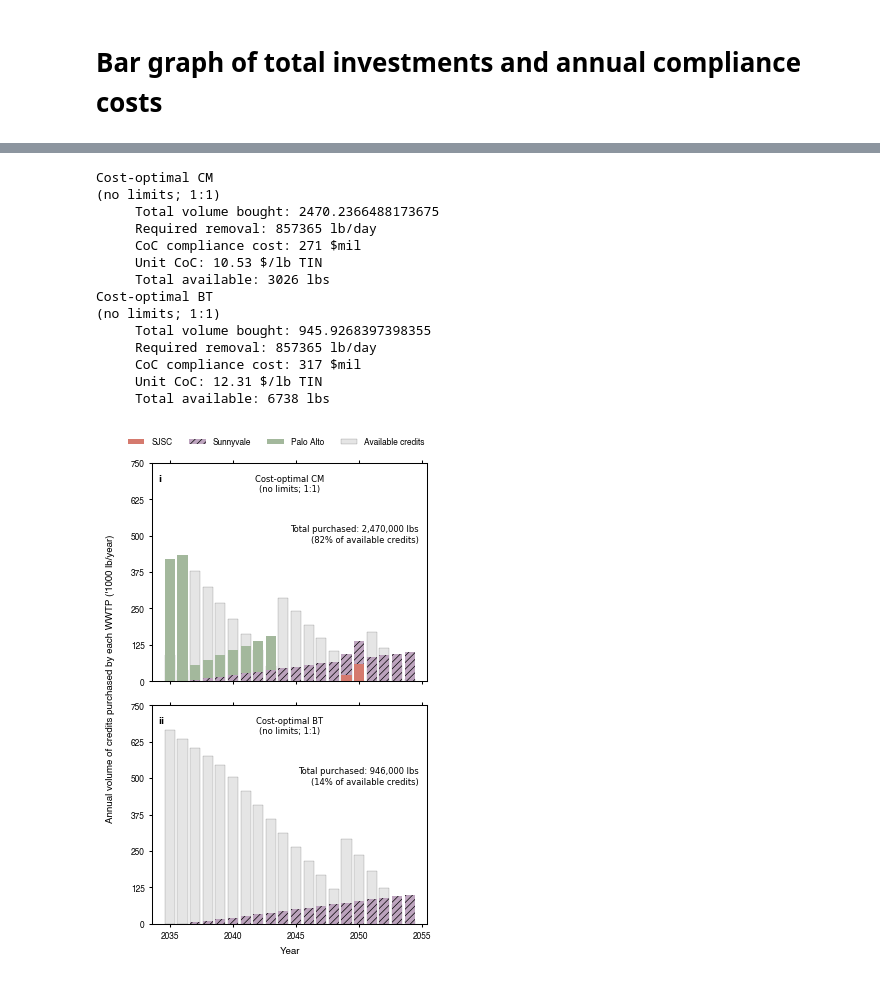
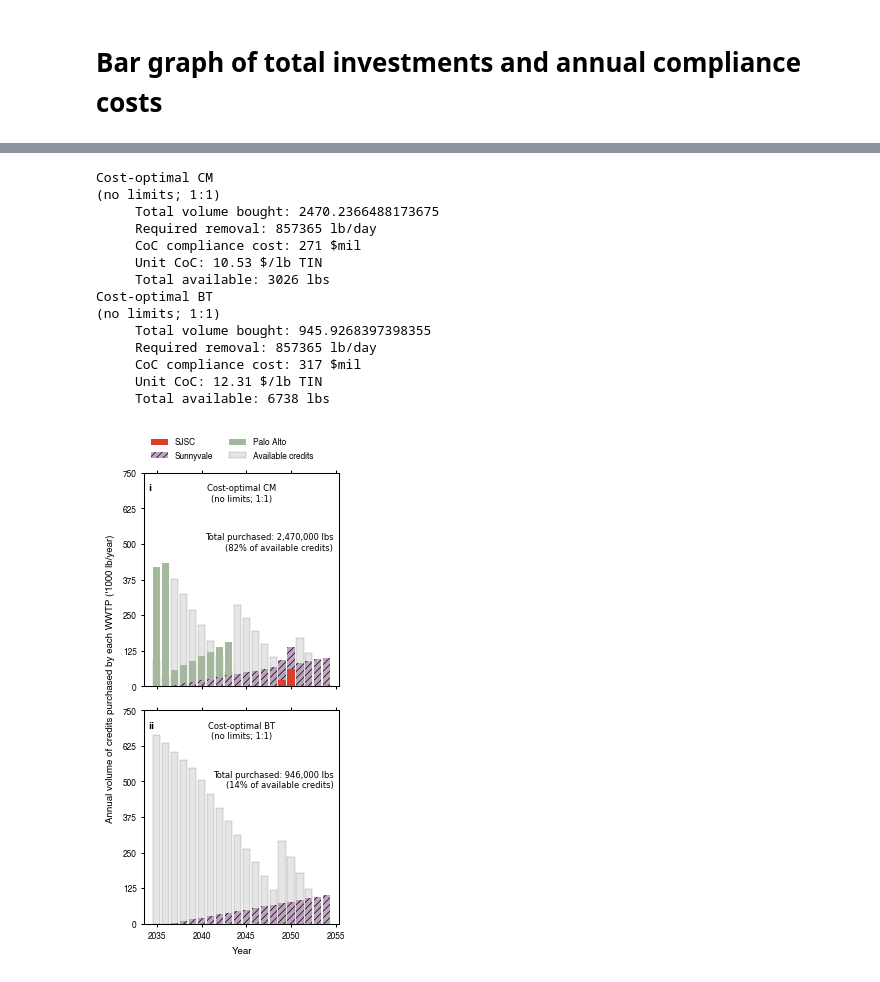
Before and after one commit to we3lab/WQT_trading_SF_Bay, a Jupyter notebook: Fig_1.ipynb, the cells around one changed output, grey strips where cells are left out. Drawn from its saved outputs; the diff is of its cells as text; code cells hidden in the pictures.

Commit message:
Modified size of Fig 1

```diff
--- a/Fig_1.ipynb
+++ b/Fig_1.ipynb
@@ -135,7 +135,7 @@ WWTP = 'Palo Alto'
 
 
 
-fig, axs = plt.subplots(2, 1, figsize=(90/25.4, 140/25.4))
+fig, axs = plt.subplots(2, 1, figsize=(80/25.4, 140/25.4))
 
 max_dry_season_cap_NC = {}
 max_dry_season_cap_FC = {}
@@ -330,7 +330,7 @@ import matplotlib.pyplot as plt
 
 WWTPs = ['SJSC', 'Sunnyvale', 'Palo Alto']
 labels = ['SS', 'L2', 'L2upg3', 'L3']
-colors_WWTP = {'Sunnyvale': '#B79BB8', 'SJSC': '#D57A6E', 'Palo Alto': '#A3B89C'}
+colors_WWTP = {'Sunnyvale': '#B79BB8', 'SJSC': '#DD3E2C', 'Palo Alto': '#A3B89C'}
 hatches_WWTP = {'Sunnyvale': '/////', 'SJSC': '', 'Palo Alto': ''}
 #colors_WWTP = {'Sunnyvale': '#B455B7', 'SJSC': '#DD3E2C', 'Palo Alto': '#A3B89C'}
 colors = {'L3':'black', 'L2':'red', 'L2upg3':'green', 'SS': 'pink'}
@@ -348,7 +348,7 @@ dfs_finance_econ = [df_FC, df_bilat]
 
 TRs = [1.0, 1.0]
 
-fig, axs = plt.subplots(len(label_x), 1, figsize=(90/25.4, 140/25.4))
+fig, axs = plt.subplots(len(label_x), 1, figsize=(70/25.4, 140/25.4))
 ciel = -(len(label_x)//-2)-1
 
 total_treated_for_trade_str = {}
@@ -444,39 +444,40 @@ for i, market in enumerate(label_x):
 
 
 #axs[3].legend(loc='upper left', prop={'family':'Helvetica', 'size':lab_size}, frameon=False, bbox_to_anchor=(0.1, 0.98))
-axs[0].legend(loc='upper center', prop={'family':'Helvetica', 'size':lab_size}, frameon=False, bbox_to_anchor=(0.45, 1.15), ncol=4)
+axs[0].legend(loc='upper center', prop={'family':'Helvetica', 'size':lab_size}, frameon=False, bbox_to_anchor=(0.45, 1.2), ncol=2)
 fig_labels = ['i', 'ii', 'iii', 'iv']
 for i,ax in enumerate(axs):
     ax.text(0.97, 0.7, total_credits_bought[i], transform=ax.transAxes, fontsize=lab_size, va='center', ha='right', color = 'black')
     ax.text(0.97, 0.65, total_available[i], transform=ax.transAxes, fontsize=lab_size, va='center', ha='right', color = 'black')
     #ax.text(0.97, 0.45, avg_credit_price[i], transform=ax.transAxes, fontsize=lab_size, va='center', ha='right', color = 'black')
     ax.text(0.5, 0.95, label_x[i], transform=ax.transAxes, fontsize=lab_size, va='top', ha='center')
     ax.text(0.02, 0.95, fig_labels[i], transform=ax.transAxes, fontsize=lab_size, fontweight='bold', va='top', ha='left')
     ax.xaxis.set_ticks_position('both')
     ax.tick_params(axis="both", width=line_wid, length=bord_wid, labelsize=lab_size)
     for spine in ax.spines.values():
         spine.set_linewidth(line_wid)  # Adjust thickness (default is ~1.0)
 
 y_label_text = "Annual volume of credits purchased by each WWTP ('1000 lb/year)"
 fig.tight_layout()
-fig.supylabel(y_label_text, **hfont, x=0.04, y = 0.53)
+#fig.supylabel(y_label_text, **hfont, x=0.04, y = 0.53)
+fig.supylabel(y_label_text, **hfont, x=0.08, y = 0.53)
 fig.tight_layout()
 
 name = '/Fig_1b'
 fig.savefig(file + name + ".svg", format="svg", dpi=300)
 # %% [output]
 Cost-optimal CM
 (no limits; 1:1)
      Total volume bought: 2470.2366488173675
      Required removal: 857365 lb/day
      CoC compliance cost: 271 $mil
      Unit CoC: 10.53 $/lb TIN
      Total available: 3026 lbs
 Cost-optimal BT
 (no limits; 1:1)
      Total volume bought: 945.9268397398355
      Required removal: 857365 lb/day
      CoC compliance cost: 317 $mil
      Unit CoC: 12.31 $/lb TIN
      Total available: 6738 lbs
-[figure, old version]
+[figure, new version]
```
Also changed, not shown: parts of 1 cell of this notebook, 2 other files.
